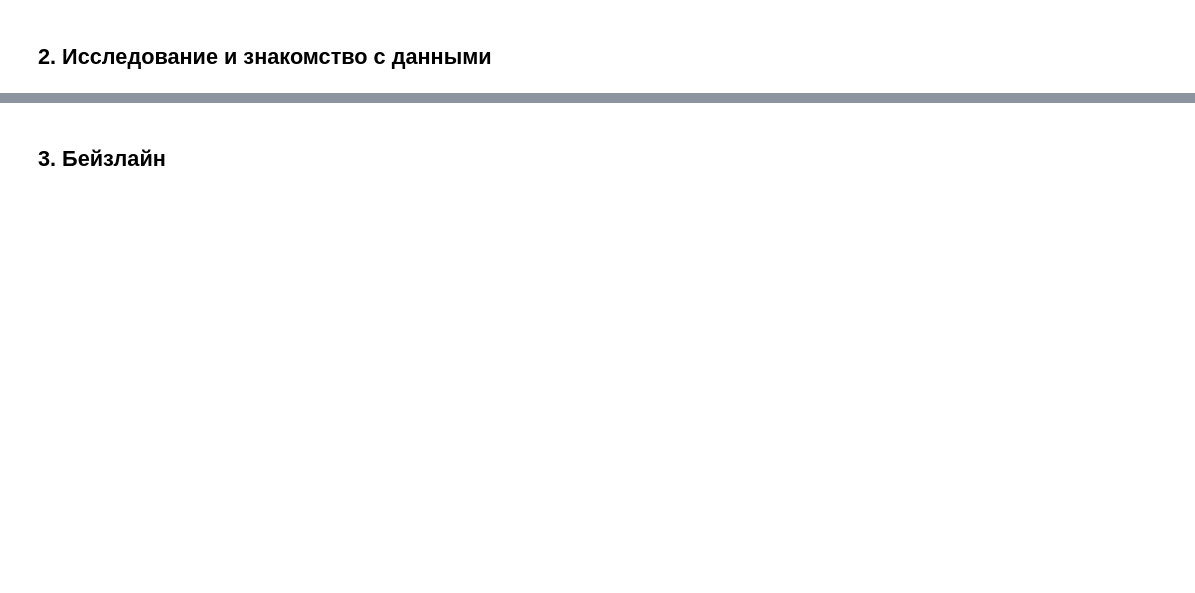
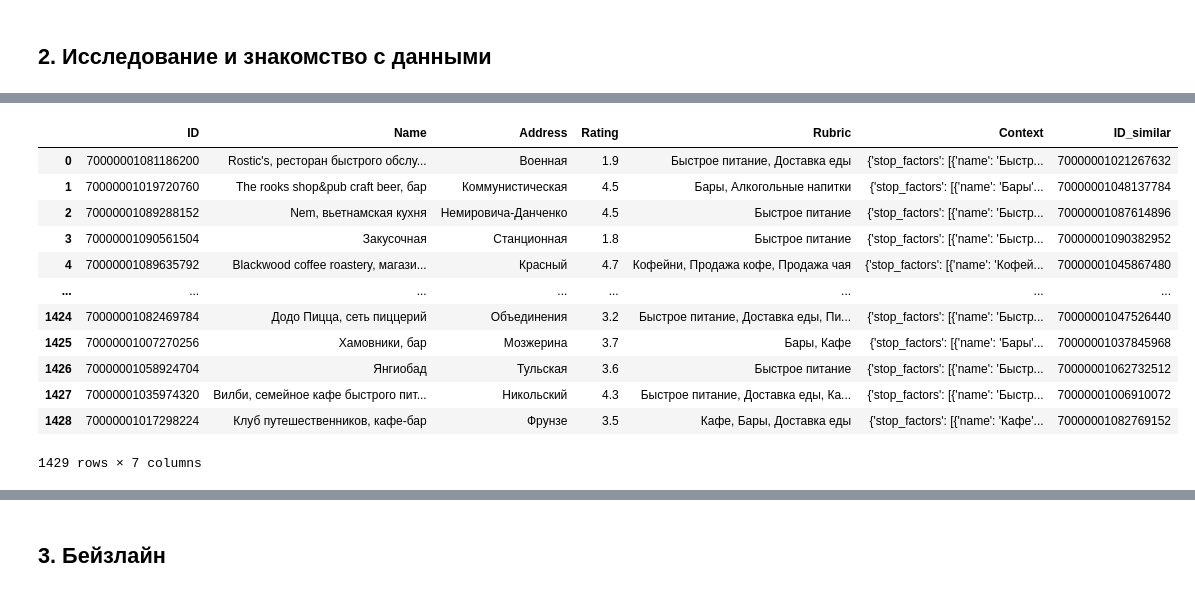
Before and after one commit to Steindvart/Personalized_routes_2GIS, a Jupyter notebook: ml/baseline.ipynb, the cells around one changed output, grey strips where cells are left out. Cells and saved outputs as stored; diff of their text form; code cells hidden in the pictures; blank space fills up the shorter version.

```diff
--- a/ml/baseline.ipynb
+++ b/ml/baseline.ipynb
@@ -89,2 +66,4 @@ downloader('small')
 # %% [markdown]
 ## 2. Исследование и знакомство с данными
+# %%
+train = pd.read_csv('./train.csv')
@@ -90,0 +85,27 @@ downloader('small')
+# %%
+add = train['Address']
+add_new = []
+for a in add:
+  a = a.replace('улица', '')
+  a = a.replace('проспект', '')
+  a = a.replace('переулок', '')
+  a = a.replace('проезд', '')
+  add_new.append(a)
+
+add_new = pd.DataFrame(add_new, columns=['Address'])
+train['Address'] = add_new['Address']
+train
+# %% [output]
+|  | ID | Name | Address | Rating | Rubric | Context | ID_similar |
+| 0 | 70000001081186200 | Rostic's, ресторан быстрого обслу... | Военная | 1.9 | Быстрое питание, Доставка еды | {'stop_factors': [{'name': 'Быстр... | 70000001021267632 |
+| 1 | 70000001019720760 | The rooks shop&pub craft beer, бар | Коммунистическая | 4.5 | Бары, Алкогольные напитки | {'stop_factors': [{'name': 'Бары'... | 70000001048137784 |
+| 2 | 70000001089288152 | Nem, вьетнамская кухня | Немировича-Данченко | 4.5 | Быстрое питание | {'stop_factors': [{'name': 'Быстр... | 70000001087614896 |
+| 3 | 70000001090561504 | Закусочная | Станционная | 1.8 | Быстрое питание | {'stop_factors': [{'name': 'Быстр... | 70000001090382952 |
+| 4 | 70000001089635792 | Blackwood coffee roastery, магази... | Красный | 4.7 | Кофейни, Продажа кофе, Продажа чая | {'stop_factors': [{'name': 'Кофей... | 70000001045867480 |
+| ... | ... | ... | ... | ... | ... | ... | ... |
+| 1424 | 70000001082469784 | Додо Пицца, сеть пиццерий | Объединения | 3.2 | Быстрое питание, Доставка еды, Пи... | {'stop_factors': [{'name': 'Быстр... | 70000001047526440 |
+| 1425 | 70000001007270256 | Хамовники, бар | Мозжерина | 3.7 | Бары, Кафе | {'stop_factors': [{'name': 'Бары'... | 70000001037845968 |
+| 1426 | 70000001058924704 | Янгиобад | Тульская | 3.6 | Быстрое питание | {'stop_factors': [{'name': 'Быстр... | 70000001062732512 |
+| 1427 | 70000001035974320 | Вилби, семейное кафе быстрого пит... | Никольский | 4.3 | Быстрое питание, Доставка еды, Ка... | {'stop_factors': [{'name': 'Быстр... | 70000001006910072 |
+| 1428 | 70000001017298224 | Клуб путешественников, кафе-бар | Фрунзе | 3.5 | Кафе, Бары, Доставка еды | {'stop_factors': [{'name': 'Кафе'... | 70000001082769152 |
+1429 rows × 7 columns
```
Also changed, not shown: parts of 43 cells of this notebook, 2 other files.
